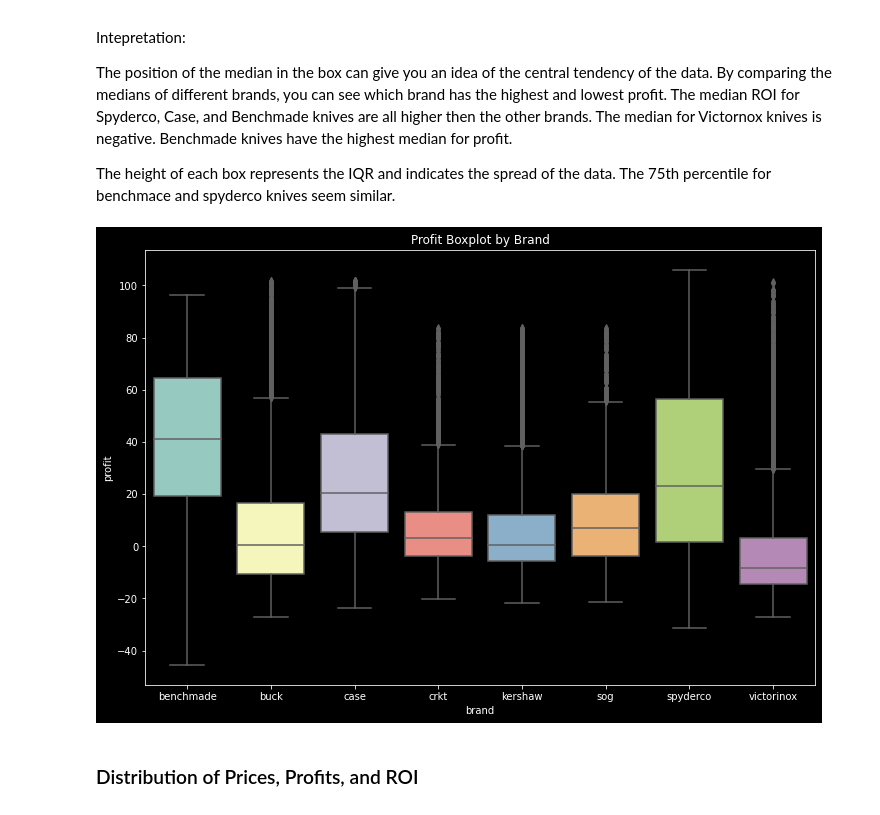
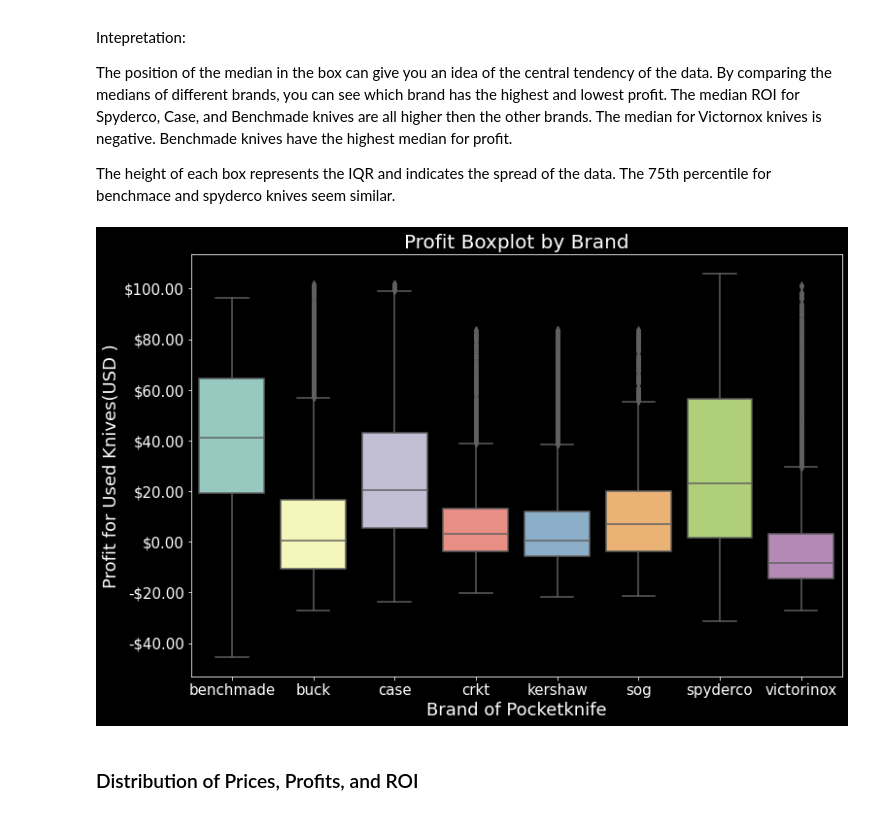
Before and after one commit to ddey117/Neural_Network_Predicting_Reseller_Success_Ebay, a Jupyter notebook: Notebooks/Obtain_Explore_Notebook.ipynb, the cells around one changed output. Cells and saved outputs as stored; diff of their text form; code cells hidden in the pictures.

```diff
--- a/Notebooks/Obtain_Explore_Notebook.ipynb
+++ b/Notebooks/Obtain_Explore_Notebook.ipynb
@@ -962,10 +967,25 @@ The height of each box represents the IQR and indicates the spread of the data.
 # %%
 plt.figure(figsize=(12,8))
 sns.boxplot(x= 'brand', y='profit',data=df)
-plt.title("Profit Boxplot by Brand")
+plt.title("Profit Boxplot by Brand", fontsize=20)
+
+plt.xlabel('Brand of Pocketknife',
+           fontsize=18)
+
+plt.ylabel('Profit for Used Knives(USD )',
+           fontsize=18)
+
+plt.xticks(fontsize=15)
+plt.yticks(list(range(-40,120,20)),
+           ['-$40.00','-$20.00',
+            '$0.00','$20.00',
+            '$40.00','$60.00',
+            '$80.00','$100.00'],
+           fontsize=15)
+
 plt.show();
 # %% [output]
-[figure, old version]
+[figure, new version]
 # %%
 bench_sold = df.loc[df['brand'] == 'benchmade'].copy()
 buck_sold = df.loc[df['brand'] == 'buck'].copy()
```
Also changed, not shown: parts of 14 cells of this notebook, 8 other files.
